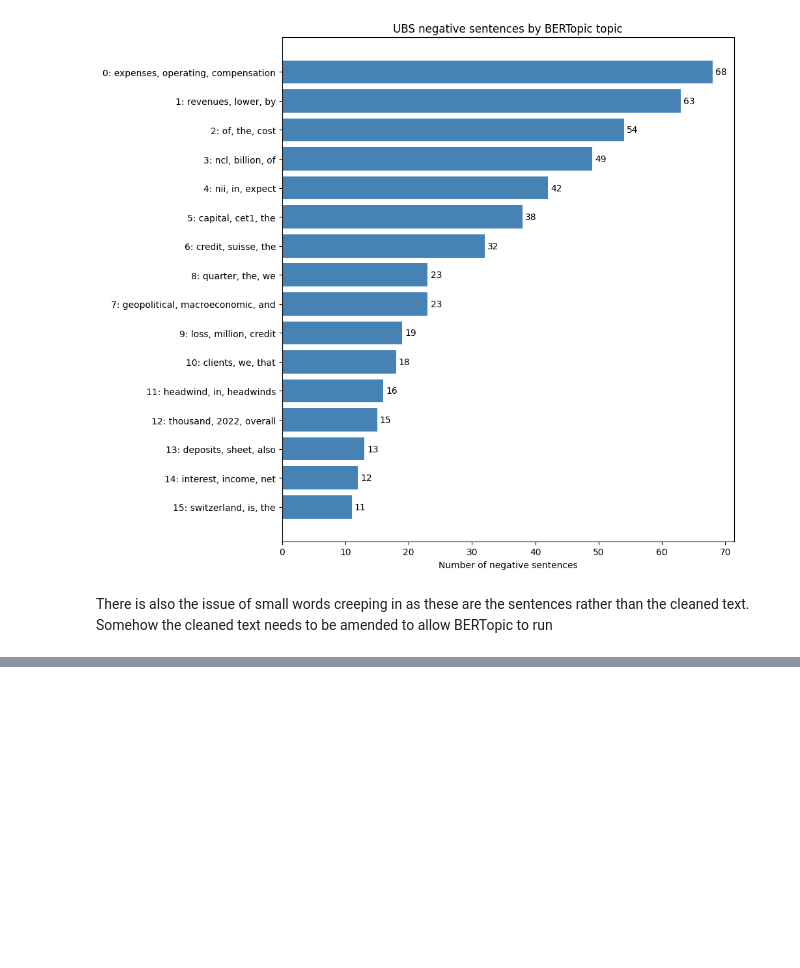
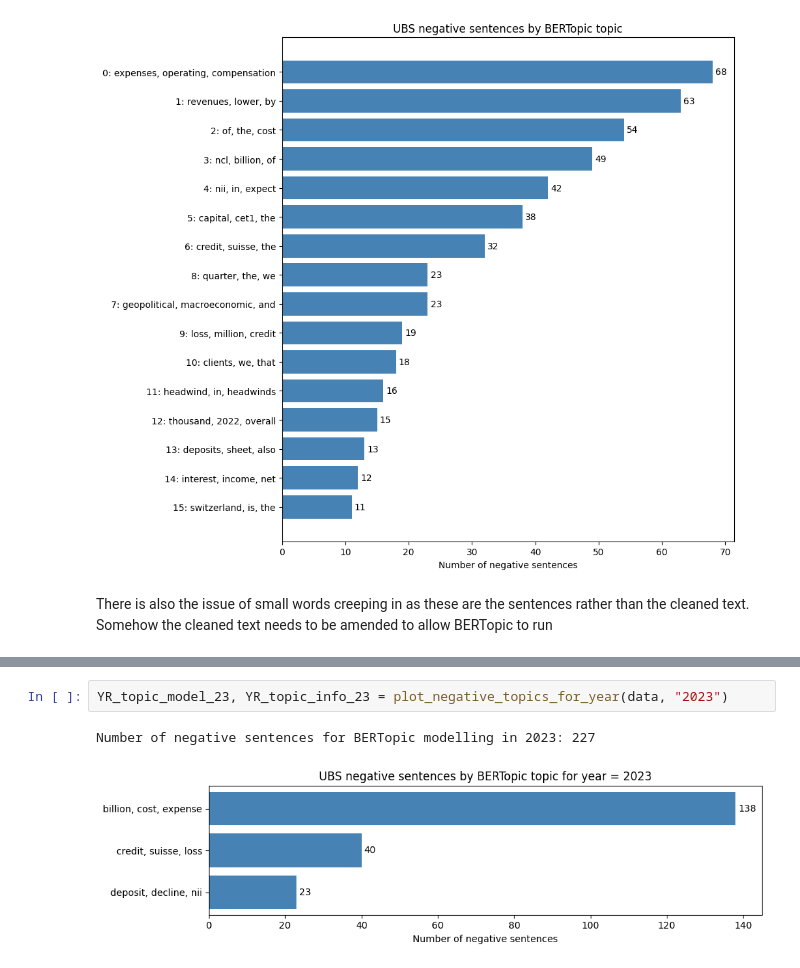
Before and after one commit to maybebool/boe-financial-analysis, a Jupyter notebook: notebooks/rachel/All_in_one/BERTopic_Test/BERTopic_Test_UBS.ipynb, the cells around one changed output, grey strips where cells are left out. Drawn from its saved outputs; the diff is of its cells as text; blank space fills up the shorter version.

```diff
--- a/notebooks/rachel/All_in_one/BERTopic_Test/BERTopic_Test_UBS.ipynb
+++ b/notebooks/rachel/All_in_one/BERTopic_Test/BERTopic_Test_UBS.ipynb
@@ -195,0 +395,5 @@ This would mean running BERTopic separately for each bank and each quarter, extr
+# %%
+YR_topic_model_23, YR_topic_info_23 = plot_negative_topics_for_year(data, "2023")
+# %% [output]
+Number of negative sentences for BERTopic modelling in 2023: 227
+[figure, added]
```
Also changed, not shown: parts of 28 cells of this notebook.
